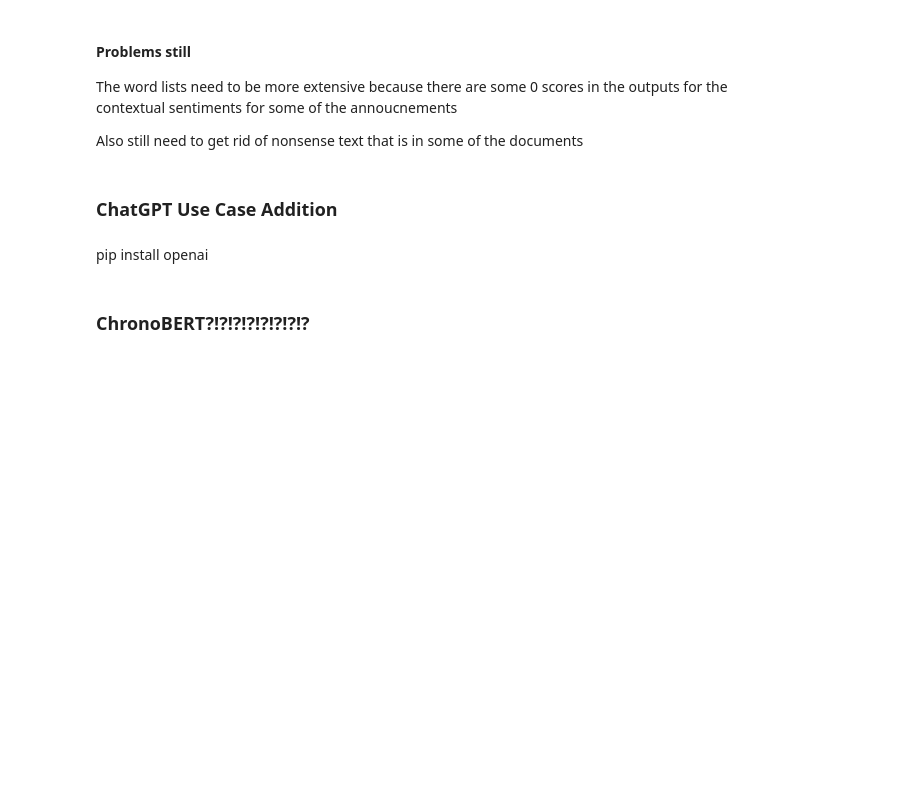
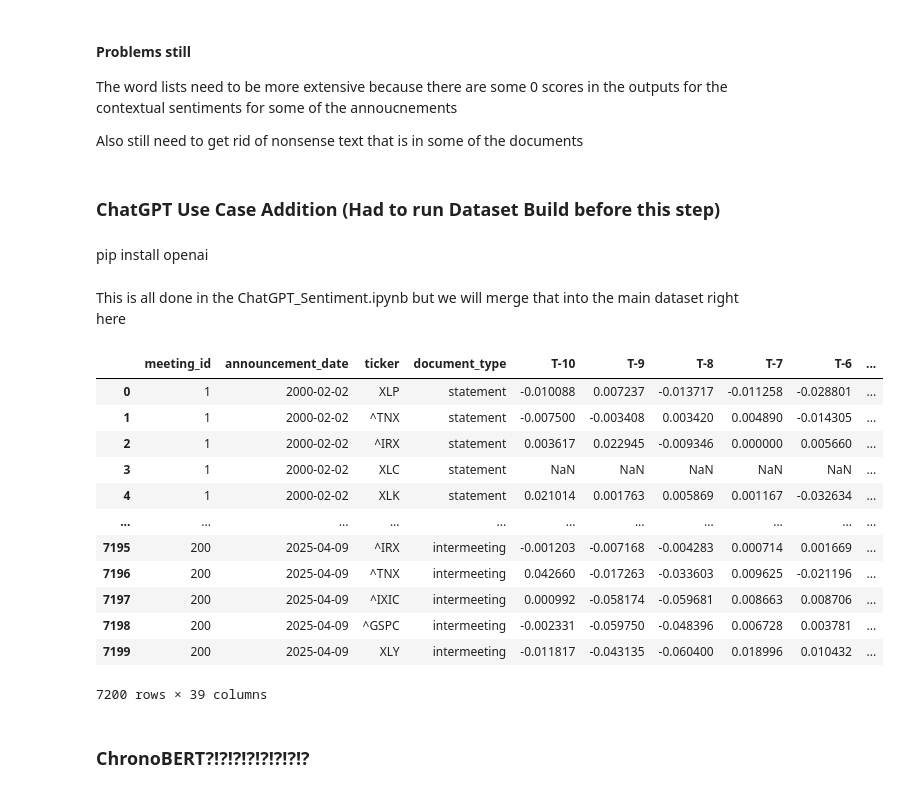
Before and after one commit to jonahnathan0/Fed_Announcements, a Jupyter notebook: Dataset_Build.ipynb, the cells around one changed output. Cells and saved outputs as stored; diff of their text form; code cells hidden in the pictures; blank space fills up the shorter version.

```diff
--- a/Dataset_Build.ipynb
+++ b/Dataset_Build.ipynb
@@ -1031,6 +1031,39 @@ for the contextual sentiments for some of the annoucnements
 
 Also still need to get rid of nonsense text that is in some of the documents
 # %% [markdown]
-### ChatGPT Use Case Addition
+### ChatGPT Use Case Addition (Had to run Dataset Build before this step)
 # %% [markdown]
 pip install openai
+# %% [markdown]
+This is all done in the ChatGPT_Sentiment.ipynb
+but we will merge that into the main dataset right here
+# %%
+
+main_df = pd.read_csv("raw_data/new_combined_with_sentiment.csv")
+gpt_statements_df = pd.read_csv("raw_data/statements_chat_df.csv")
+gpt_intermeeting_df = pd.read_csv("raw_data/intermeeting_chat_df.csv")
+
+gpt_statements_df = gpt_statements_df.rename(columns={"Sentiment_Rating": "statement_sentiment"})
+gpt_intermeeting_df = gpt_intermeeting_df.rename(columns={"Sentiment_Rating": "intermeeting_sentiment"})
+
+merged_df = pd.merge(main_df, gpt_statements_df[["meeting_id", "document_type", "statement_sentiment"]],
+                     on=["meeting_id", "document_type"], how="left")
+
+merged_df = pd.merge(merged_df, gpt_intermeeting_df[["meeting_id", "document_type", "intermeeting_sentiment"]],
+                     on=["meeting_id", "document_type"], how="left")
+# %%
+merged_df
+# %% [output]
+|  | meeting_id | announcement_date | ticker | document_type | T-10 | T-9 | T-8 | T-7 | T-6 | ... |
+| 0 | 1 | 2000-02-02 | XLP | statement | -0.010088 | 0.007237 | -0.013717 | -0.011258 | -0.028801 | ... |
+| 1 | 1 | 2000-02-02 | ^TNX | statement | -0.007500 | -0.003408 | 0.003420 | 0.004890 | -0.014305 | ... |
+| 2 | 1 | 2000-02-02 | ^IRX | statement | 0.003617 | 0.022945 | -0.009346 | 0.000000 | 0.005660 | ... |
+| 3 | 1 | 2000-02-02 | XLC | statement | NaN | NaN | NaN | NaN | NaN | ... |
+| 4 | 1 | 2000-02-02 | XLK | statement | 0.021014 | 0.001763 | 0.005869 | 0.001167 | -0.032634 | ... |
+| ... | ... | ... | ... | ... | ... | ... | ... | ... | ... | ... |
+| 7195 | 200 | 2025-04-09 | ^IRX | intermeeting | -0.001203 | -0.007168 | -0.004283 | 0.000714 | 0.001669 | ... |
+| 7196 | 200 | 2025-04-09 | ^TNX | intermeeting | 0.042660 | -0.017263 | -0.033603 | 0.009625 | -0.021196 | ... |
+| 7197 | 200 | 2025-04-09 | ^IXIC | intermeeting | 0.000992 | -0.058174 | -0.059681 | 0.008663 | 0.008706 | ... |
+| 7198 | 200 | 2025-04-09 | ^GSPC | intermeeting | -0.002331 | -0.059750 | -0.048396 | 0.006728 | 0.003781 | ... |
+| 7199 | 200 | 2025-04-09 | XLY | intermeeting | -0.011817 | -0.043135 | -0.060400 | 0.018996 | 0.010432 | ... |
+7200 rows × 39 columns
```
Also changed, not shown: parts of 1 cell of this notebook, 4 other files.
